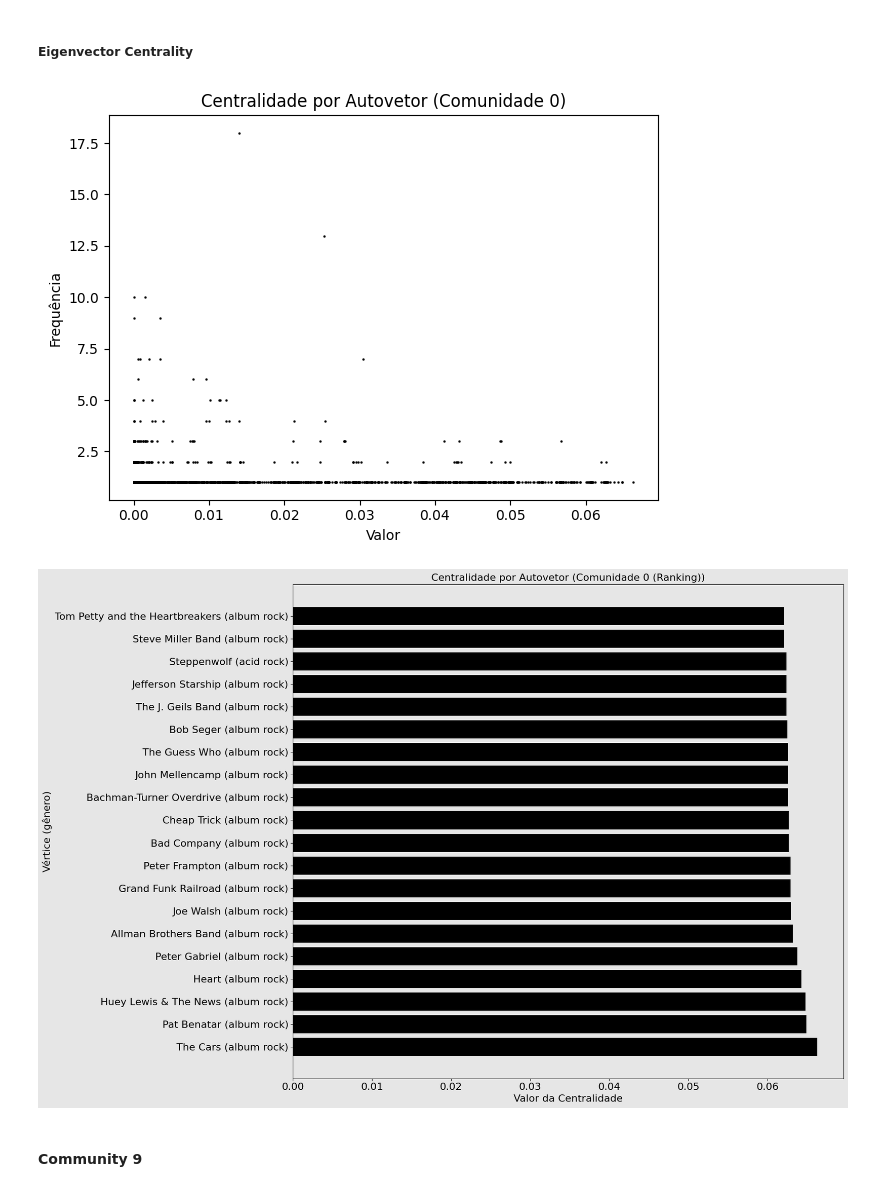
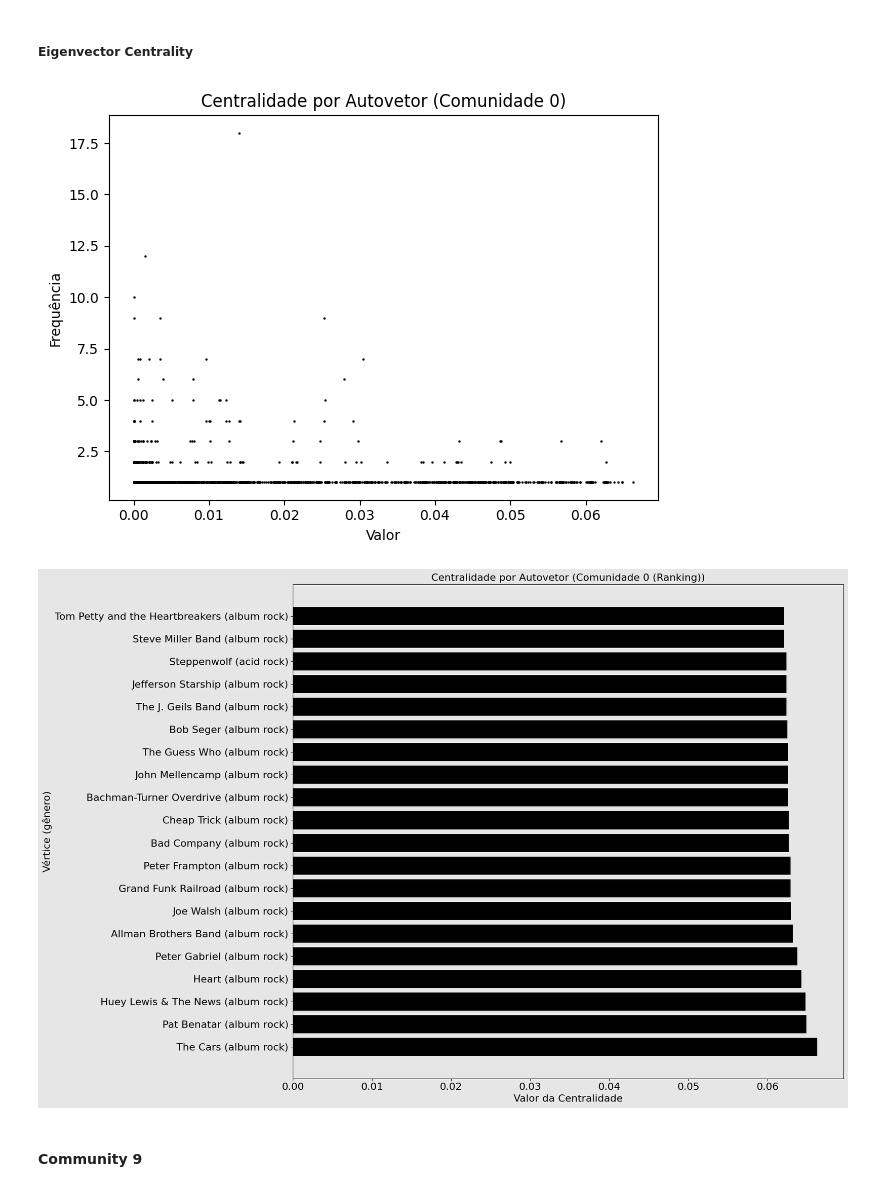
Before and after one commit to anamachadoc/UFSJ_Redes_Complexas_Trabalho_Final, a Jupyter notebook: code/analyzing_network_from_Stronger_Connections_Recommender.ipynb, the cells around one changed output. Cells and saved outputs as stored; diff of their text form; code cells hidden in the pictures.

```diff
--- a/code/analyzing_network_from_Stronger_Connections_Recommender.ipynb
+++ b/code/analyzing_network_from_Stronger_Connections_Recommender.ipynb
@@ -123,7 +123,7 @@ Graphics.create_ranking_centrality(centrality=eigenvector_centrality, graph=G, t
 # %% [markdown]
 ### **Communities**
 # %%
-louvain_communities = G.get_louvain_communities()
+louvain_communities = G.get_louvain_communities(weight=weight)
 sorted_louvain_communities = sorted(louvain_communities, key=len, reverse=True)
 # %%
 for index, community in enumerate(sorted_louvain_communities):
@@ -166,9 +166,11 @@ def create_newtok_based_on_a_community(graph, nodes_community):
 
     counter = Counter(edges_community_aux)
     edges_community = []
+    edges_orginal_graph = list(G.graph.edges)
 
-    for artists, weight in counter.items():
+    for artists, _ in counter.items():
         artist_1, artist_2 = artists
+        weight = graph.get_weight_edge(artist_1, artist_2)
         edges_community.append((artist_1, artist_2, weight))
 
     G_Community = SimpleGraph()
@@ -206,11 +208,11 @@ Graphics.create_ranking_centrality(centrality=degree_centrality, graph=G, title=
 # %% [markdown]
 ##### **Eigenvector Centrality**
 # %%
-eigenvector_centrality = G_Community_0.get_eigenvector_centrality()
+eigenvector_centrality = G_Community_0.get_eigenvector_centrality(weight=weight)
 analysis_centrality=Graphics.create_graphic_centrality(data=eigenvector_centrality, title=f'Centralidade por Autovetor (Comunidade {number_community})', name_network=f'{name_network}_community_{number_community}')
 Graphics.create_ranking_centrality(centrality=eigenvector_centrality, graph=G, title=f'Centralidade por Autovetor (Comunidade {number_community} (Ranking))', name_network=f'{name_network}_community_{number_community}', label='genre')
 # %% [output]
-[figure, old version]
+[figure, new version]
 [figure]
 # %% [markdown]
 #### **Community 9**
```
Also changed, not shown: parts of 5 cells of this notebook, 24 other files.
